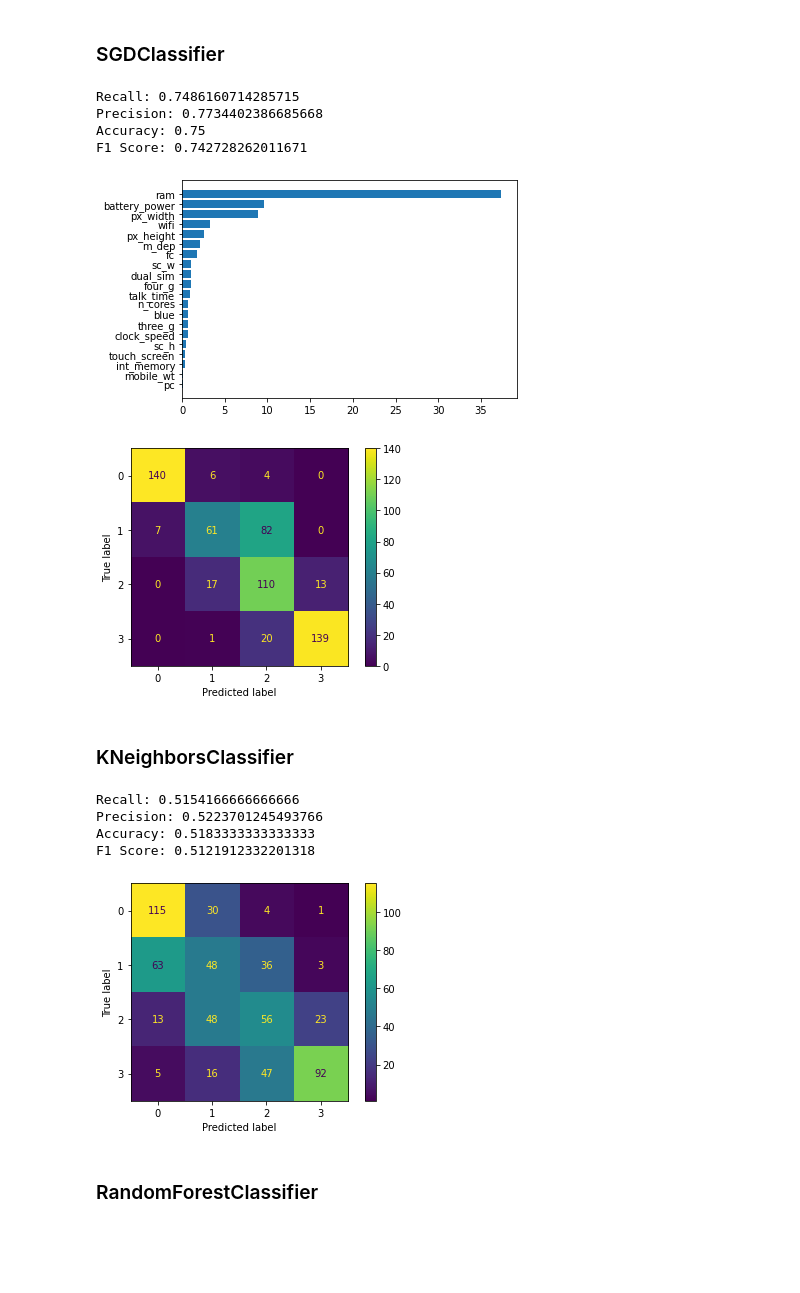
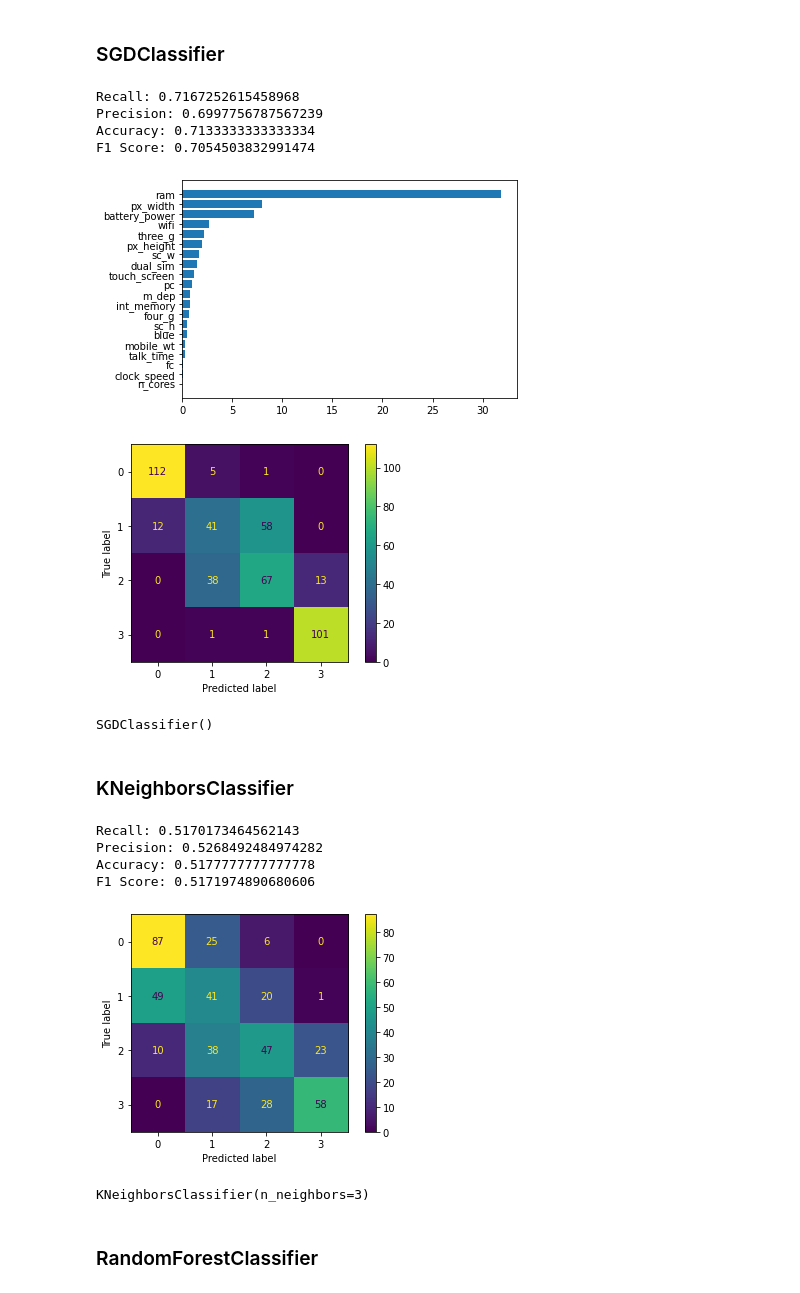
Before and after one commit to ikeinyyo/SSLTelecom, a Jupyter notebook: src/notebooks/02_Preprocessing.ipynb, the cells around one changed output. Drawn from its saved outputs; the diff is of its cells as text; code cells hidden in the pictures; blank space fills up the shorter version.

```diff
--- a/src/notebooks/02_Preprocessing.ipynb
+++ b/src/notebooks/02_Preprocessing.ipynb
@@ -148,9 +148,10 @@ from sklearn.model_selection import train_test_split
 y = df['price_range']
 X = df.drop(['price_range'], axis=1)
 
-X_train, X_test, y_train, y_test = train_test_split(X, y, test_size=0.30)
+X, X_test, y, y_test = train_test_split(X, y, test_size=0.25, random_state=1)
+X_train, X_validation, y_train, y_validation = train_test_split(X, y, test_size=0.30, random_state=1)
 # %% [markdown]
 Vamos a preparar nuestros datos de entrenamiento y test con el Pipeline que hemos creado anteriormente.
 # %%
 X_train_prepared = full_pipeline.fit_transform(X_train)
-X_test_prepared = full_pipeline.fit_transform(X_test)
+X_validation_prepared = full_pipeline.fit_transform(X_validation)
@@ -181,14 +166,23 @@ def show_feature_importances(coef, names):
     plt.yticks(range(len(names)), names)
     plt.show()
 
-def predict_and_evaluate(model, X_train, y_train, X_test, y_test):
+def predict_and_evaluate(model, X_train, y_train, X_validation, y_validation):
     model.fit(X_train, y_train)
-    y_predicted = model.predict(X_test)
+    evaluate(model, X_train, y_train, X_validation, y_validation)
+    return model
 
-    print("Recall:", recall_score(y_test, y_predicted, average='macro'))
-    print("Precision:", precision_score(y_test, y_predicted, average='macro'))
-    print("Accuracy:", accuracy_score(y_test, y_predicted))
-    print("F1 Score:", f1_score(y_test, y_predicted, average='macro'))
+def fit_grid_search_and_evaluate_best_estimator(model, X_train, y_train, X_validation, y_validation):
+    model.fit(X_train, y_train)
+    evaluate(model.best_estimator_, X_train, y_train, X_validation, y_validation)
+    return model.best_estimator_
+
+def evaluate(model, X_train, y_train, X_validation, y_validation):
+    y_predicted = model.predict(X_validation)
+
+    print("Recall:", recall_score(y_validation, y_predicted, average='macro'))
+    print("Precision:", precision_score(y_validation, y_predicted, average='macro'))
+    print("Accuracy:", accuracy_score(y_validation, y_predicted))
+    print("F1 Score:", f1_score(y_validation, y_predicted, average='macro'))
 
     if hasattr(model, 'feature_importances_'):
         show_feature_importances(model.feature_importances_, [*num_attribs, *cat_attribs])
@@ -196,7 +190,7 @@ def predict_and_evaluate(model, X_train, y_train, X_test, y_test):
         show_feature_importances(abs(model.coef_[0]), [*num_attribs, *cat_attribs])
 
 
-    plot_confusion_matrix(model, X_test, y_test)
+    plot_confusion_matrix(model, X_validation, y_validation)
     plt.show()
 # %% [markdown]
 Vamos a probar con algunos de los algoritmos de clasificación multiclase.
@@ -252,16 +249,17 @@ F1 Score: 0.9057719836122866
 # %%
 from sklearn.linear_model import SGDClassifier
 
 sdg = SGDClassifier(max_iter=1000, tol=1e-3)
 
-predict_and_evaluate(sdg, X_train_prepared, y_train, X_test_prepared, y_test)
+predict_and_evaluate(sdg, X_train_prepared, y_train, X_validation_prepared, y_validation)
 # %% [output]
-Recall: 0.7486160714285715
-Precision: 0.7734402386685668
-Accuracy: 0.75
-F1 Score: 0.742728262011671
+Recall: 0.7167252615458968
+Precision: 0.6997756787567239
+Accuracy: 0.7133333333333334
+F1 Score: 0.7054503832991474
-[figure, old version]
+[figure, new version]
-[figure, old version]
+[figure, new version]
+SGDClassifier()
 # %% [markdown]
 ### KNeighborsClassifier
 # %%
@@ -269,13 +267,14 @@ from sklearn.neighbors import KNeighborsClassifier
 
 neigh = KNeighborsClassifier(n_neighbors=3)
 
-predict_and_evaluate(neigh, X_train_prepared, y_train, X_test_prepared, y_test)
+predict_and_evaluate(neigh, X_train_prepared, y_train, X_validation_prepared, y_validation)
 # %% [output]
-Recall: 0.5154166666666666
-Precision: 0.5223701245493766
-Accuracy: 0.5183333333333333
-F1 Score: 0.5121912332201318
+Recall: 0.5170173464562143
+Precision: 0.5268492484974282
+Accuracy: 0.5177777777777778
+F1 Score: 0.5171974890680606
-[figure, old version]
+[figure, new version]
+KNeighborsClassifier(n_neighbors=3)
 # %% [markdown]
 ### RandomForestClassifier
 # %%
```
Also changed, not shown: parts of 30 cells of this notebook, 6 other files.
